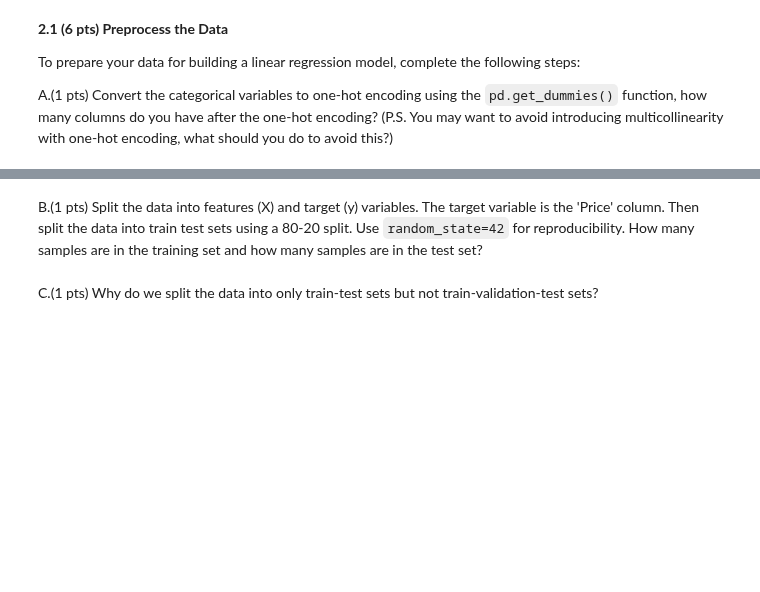
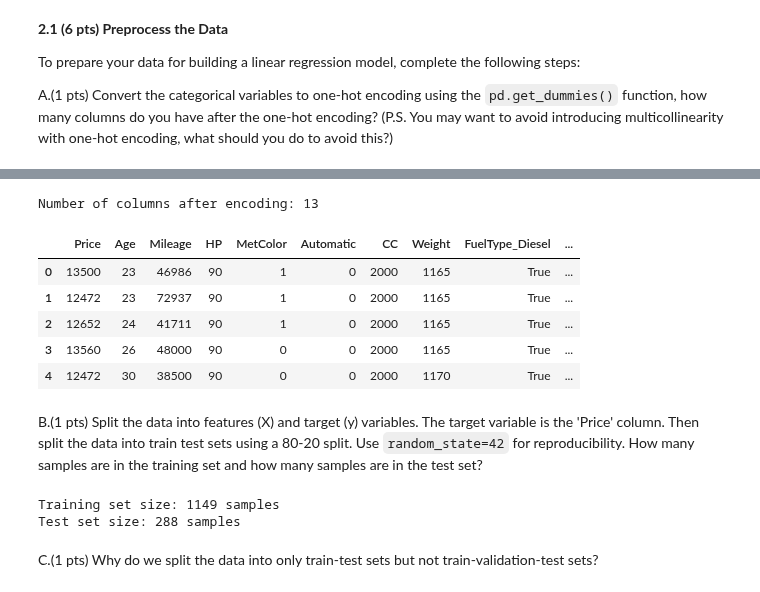
Before and after one commit to Jvviragine/data_analysis_um_course, a Jupyter notebook: data_clinics/clinic2/JV_clinic2.ipynb, the cells around one changed output, grey strips where cells are left out. Saved outputs shown, nothing was run; the diff lists cells and outputs as text; code cells hidden in the pictures; blank space fills up the shorter version.

```diff
--- a/data_clinics/clinic2/JV_clinic2.ipynb
+++ b/data_clinics/clinic2/JV_clinic2.ipynb
@@ -513,9 +592,46 @@ A.(1 pts) Convert the categorical variables to one-hot encoding using the `pd.ge
 # %%
 #TODO
+# Make a deep copy of df_cleaned
+df = df_cleaned.copy(deep=True)
+
+# One-Hot Encode categorical variables, dropping one column to avoid multicollinearity
+df = pd.get_dummies(df, columns=['FuelType', 'Doors'], drop_first=True)
+
+# Print column count after encoding
+print(f"Number of columns after encoding: {df.shape[1]}")
+
+# Display first few rows
+df.head()
+# %% [output]
+Number of columns after encoding: 13
+|  | Price | Age | Mileage | HP | MetColor | Automatic | CC | Weight | FuelType_Diesel | ... |
+| 0 | 13500 | 23 | 46986 | 90 | 1 | 0 | 2000 | 1165 | True | ... |
+| 1 | 12472 | 23 | 72937 | 90 | 1 | 0 | 2000 | 1165 | True | ... |
+| 2 | 12652 | 24 | 41711 | 90 | 1 | 0 | 2000 | 1165 | True | ... |
+| 3 | 13560 | 26 | 48000 | 90 | 0 | 0 | 2000 | 1165 | True | ... |
+| 4 | 12472 | 30 | 38500 | 90 | 0 | 0 | 2000 | 1170 | True | ... |
 # %% [markdown]
 B.(1 pts) Split the data into features (X) and target (y) variables. The target variable is the 'Price' column. Then split the data into train test sets using a 80-20 split. Use `random_state=42` for reproducibility. How many samples are in the training set and how many samples are in the test set?
 # %%
 #TODO
+from sklearn.model_selection import train_test_split
+
+# Convert all columns to numeric (ensuring no categorical or object types)
+df = df.apply(pd.to_numeric, errors='coerce')
+
+# Split the data into features (X) and target variable (y)
+X = df.drop(columns=['Price'])  # Features
+y = df['Price']  # Target variable
+
+# Perform an 80-20 train-test split
+X_train, X_test, y_train, y_test = train_test_split(X, y, test_size=0.2, random_state=42)
+
+# Print the number of samples in train and test sets
+print(f"Training set size: {X_train.shape[0]} samples")
+print(f"Test set size: {X_test.shape[0]} samples")
+# %% [output]
+Training set size: 1149 samples
+Test set size: 288 samples
 # %% [markdown]
 C.(1 pts) Why do we split the data into only train-test sets but not train-validation-test sets?
 # %% [markdown]
```
Also changed, not shown: parts of 16 cells of this notebook, 1 other file.
